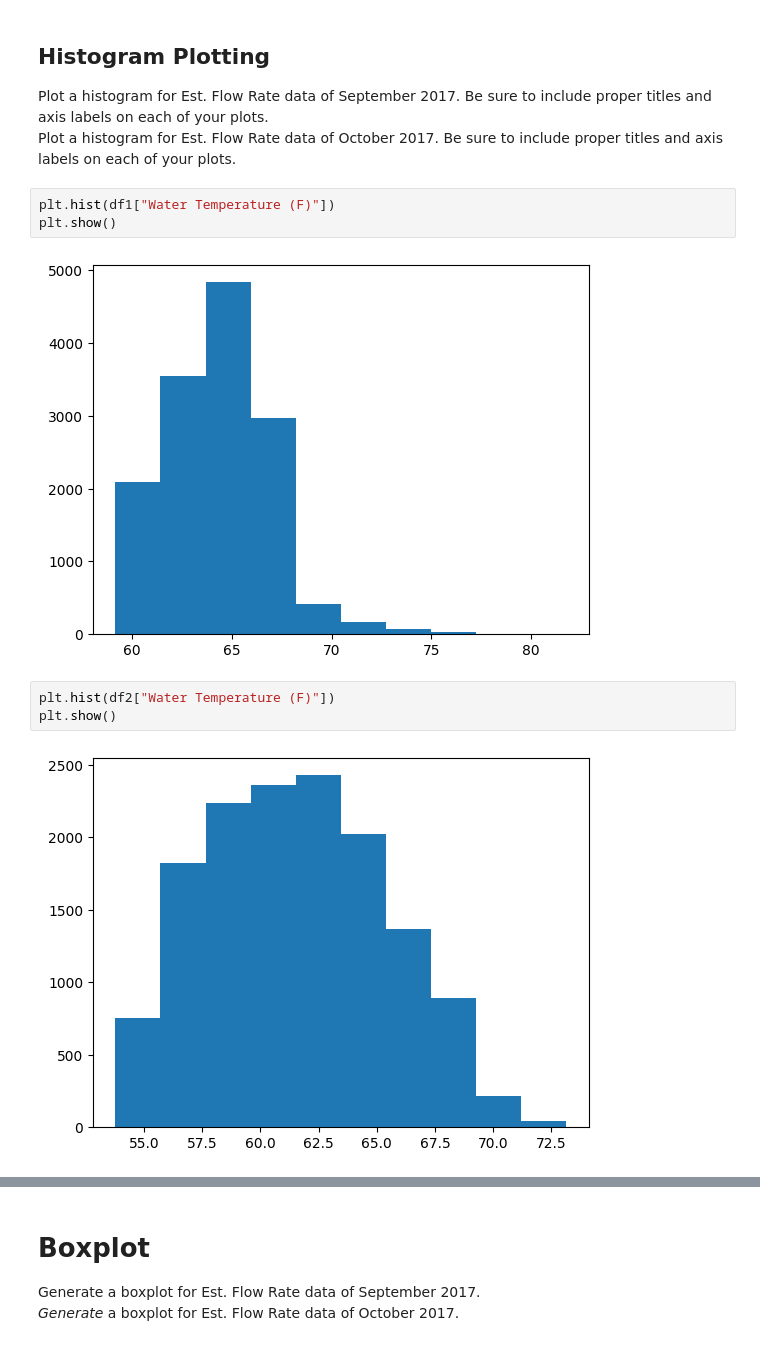
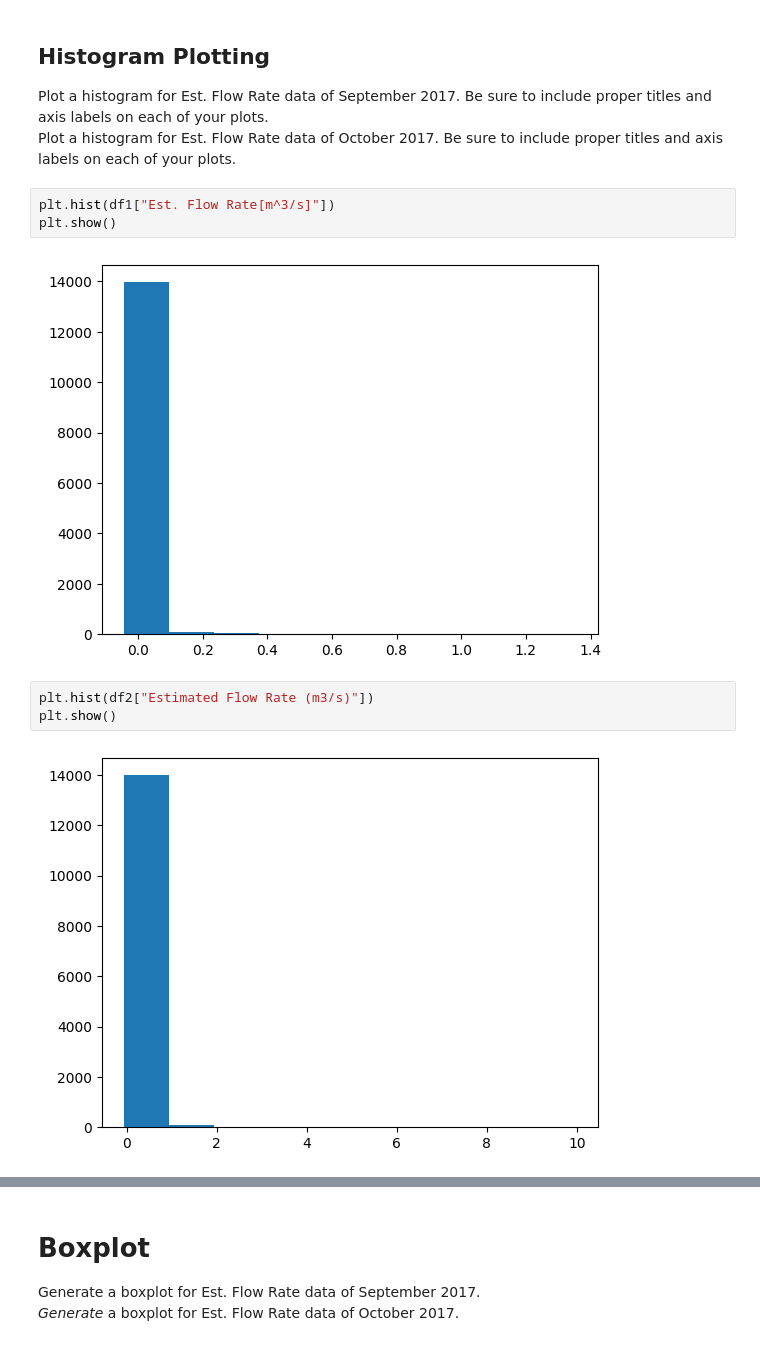
Before and after one commit to ncat-morrow/isen-project-1-visionary-s, a Jupyter notebook: ISEN_370_Module_2_Project.ipynb, the cells around one changed output, grey strips where cells are left out. Cells and saved outputs as stored; diff of their text form.

```diff
--- a/ISEN_370_Module_2_Project.ipynb
+++ b/ISEN_370_Module_2_Project.ipynb
@@ -113,15 +138,15 @@ Comment on the trend of Est. Flow Rate[m^3/s] for October 2017.
 Plot a histogram for Est. Flow Rate  data of September 2017. Be sure to include proper titles and axis labels on each of your plots.<br>
 Plot a histogram for Est. Flow Rate data of October 2017. Be sure to include proper titles and axis labels on each of your plots.
 # %%
-plt.hist(df1["Water Temperature (F)"])
+plt.hist(df1["Est. Flow Rate[m^3/s]"])
 plt.show()
 # %% [output]
-[figure, old version]
+[figure, new version]
 # %%
-plt.hist(df2["Water Temperature (F)"])
+plt.hist(df2["Estimated Flow Rate (m3/s)"])
 plt.show()
 # %% [output]
-[figure, old version]
+[figure, new version]
 # %% [markdown]
 ***Comment on the shape of both distributions.***
 <br>
```
Also changed, not shown: parts of 39 cells of this notebook.
